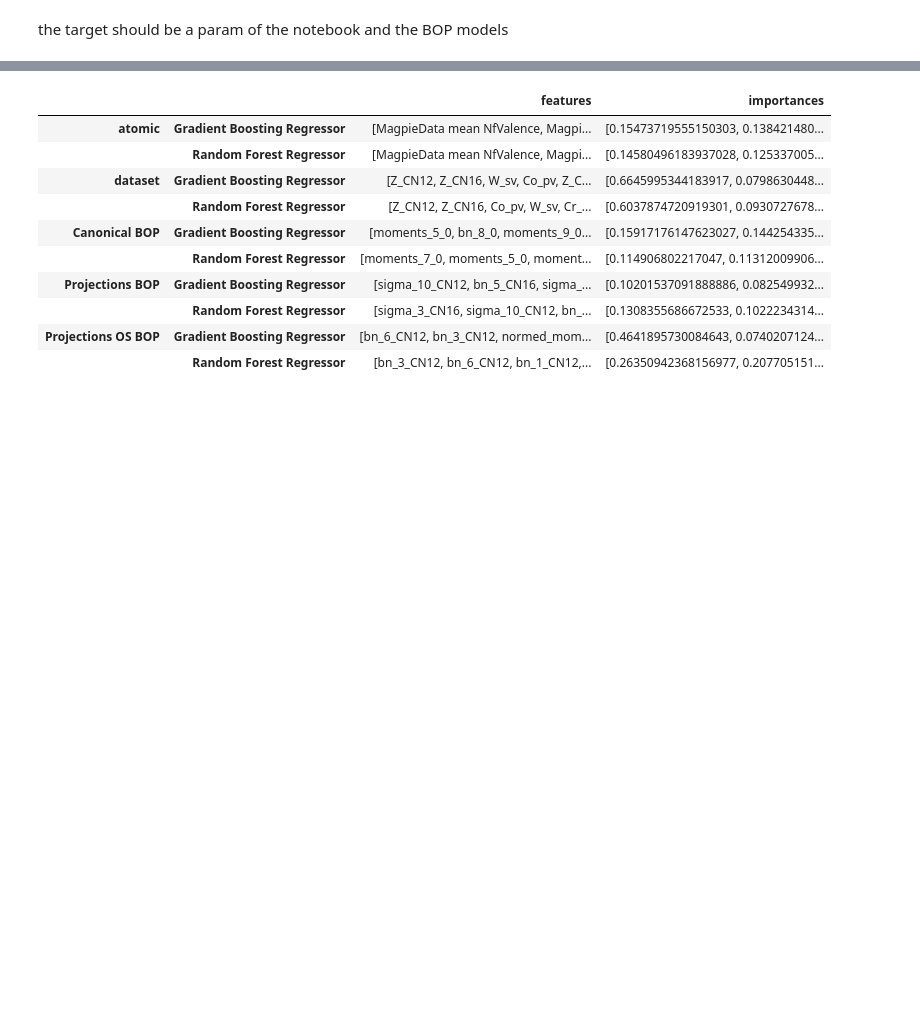
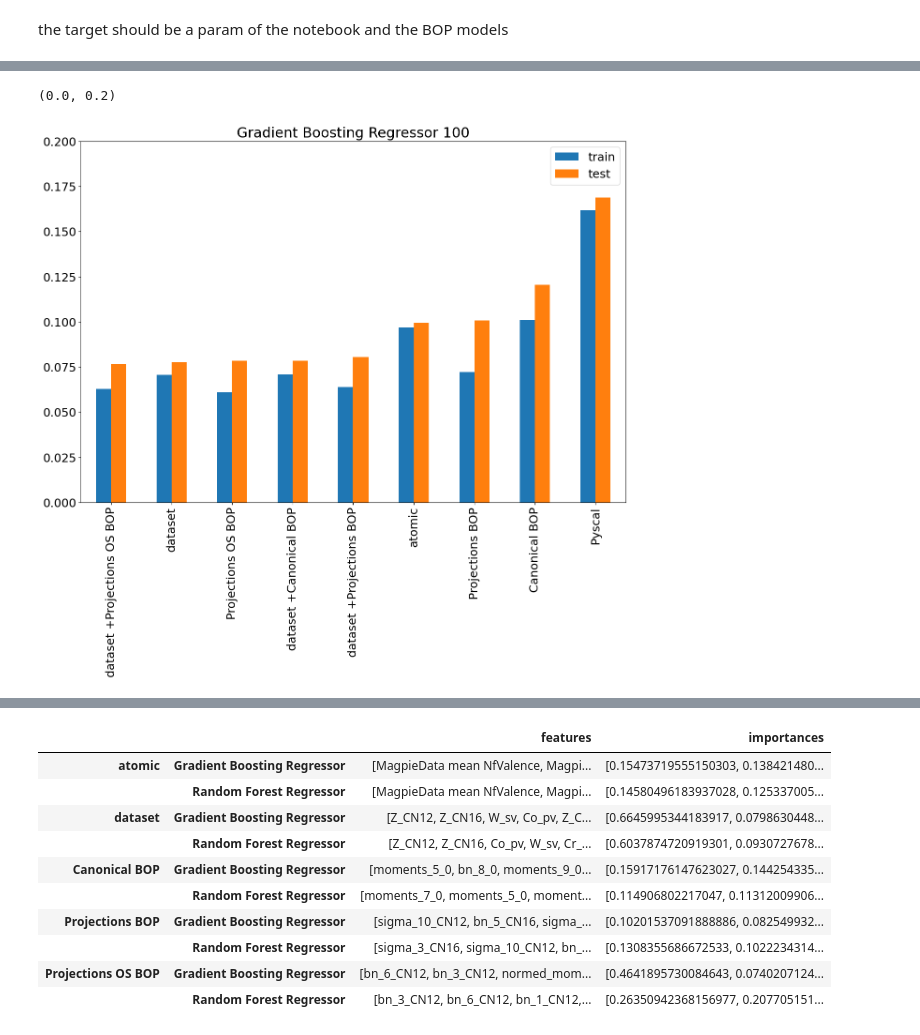
Before and after one commit to AIIMProject/MLFeMoTCPs, a Jupyter notebook: 07_MachineLearn.ipynb, the cells around one changed output, grey strips where cells are left out. Saved outputs shown, nothing was run; the diff lists cells and outputs as text; code cells hidden in the pictures; blank space fills up the shorter version.

```diff
--- a/07_MachineLearn.ipynb
+++ b/07_MachineLearn.ipynb
@@ -126,0 +274,10 @@ Projections OS BOP Random Forest Regressor
+# %%
+dfRMSEwCPAV = pd.DataFrame.from_dict(RMSE, orient='index')
+dfRMSEwCPAV.sort_values(by='test', inplace=True)
+# %%
+ax = dfRMSEwCPAV.loc['Gradient Boosting Regressor 100'].plot(kind = 'bar', )
+ax.set_title('Gradient Boosting Regressor 100')
+ax.set_ylim([0,0.2])
+# %% [output]
+(0.0, 0.2)
+[figure, added]
```
Also changed, not shown: parts of 41 cells of this notebook.
